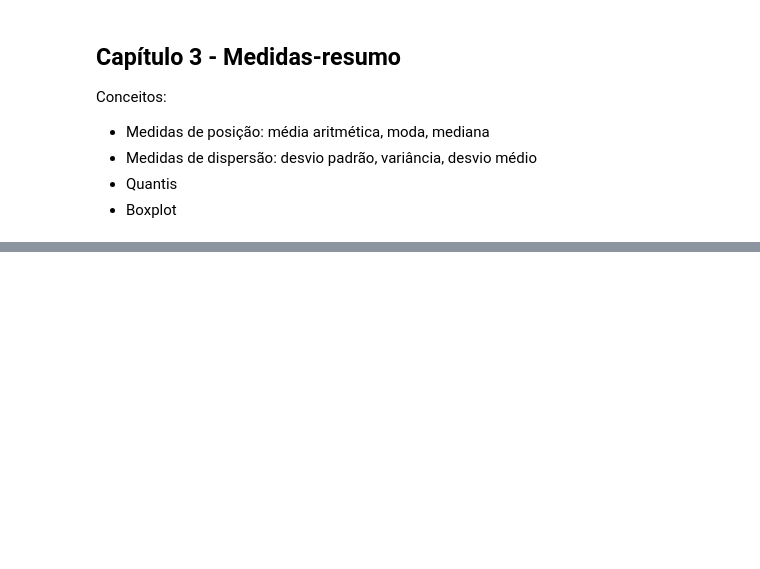
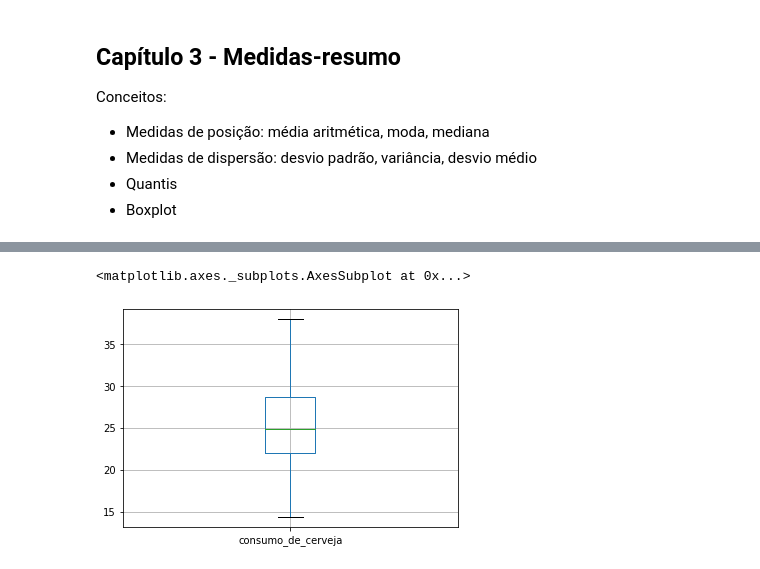
Before and after one commit to beatrizmilz/grupo_estudo_data_science_II, a Jupyter notebook: consumo_cerveja.ipynb, the cells around one changed output, grey strips where cells are left out. Drawn from its saved outputs; the diff is of its cells as text; code cells hidden in the pictures; blank space fills up the shorter version.

```diff
--- a/consumo_cerveja.ipynb
+++ b/consumo_cerveja.ipynb
@@ -156,0 +243,5 @@ consumo_cerveja.mode(numeric_only=True)
+# %%
+consumo_cerveja.boxplot(column=["consumo_de_cerveja"])
+# %% [output]
+<matplotlib.axes._subplots.AxesSubplot at 0x...>
+[figure, added]
```
Also changed, not shown: parts of 17 cells of this notebook.
